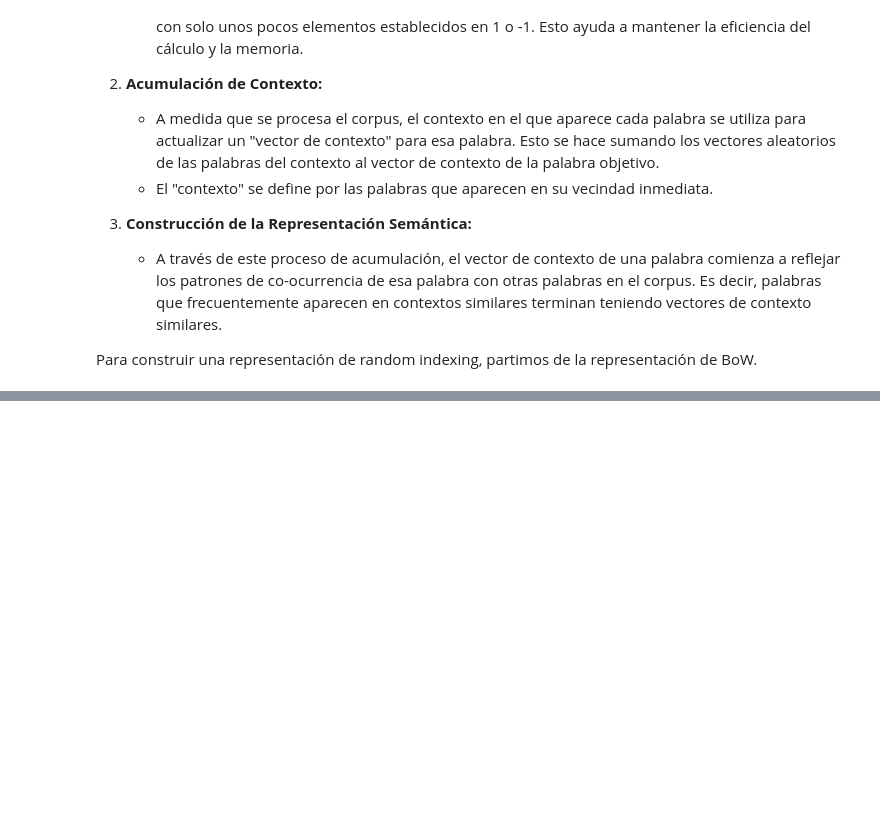
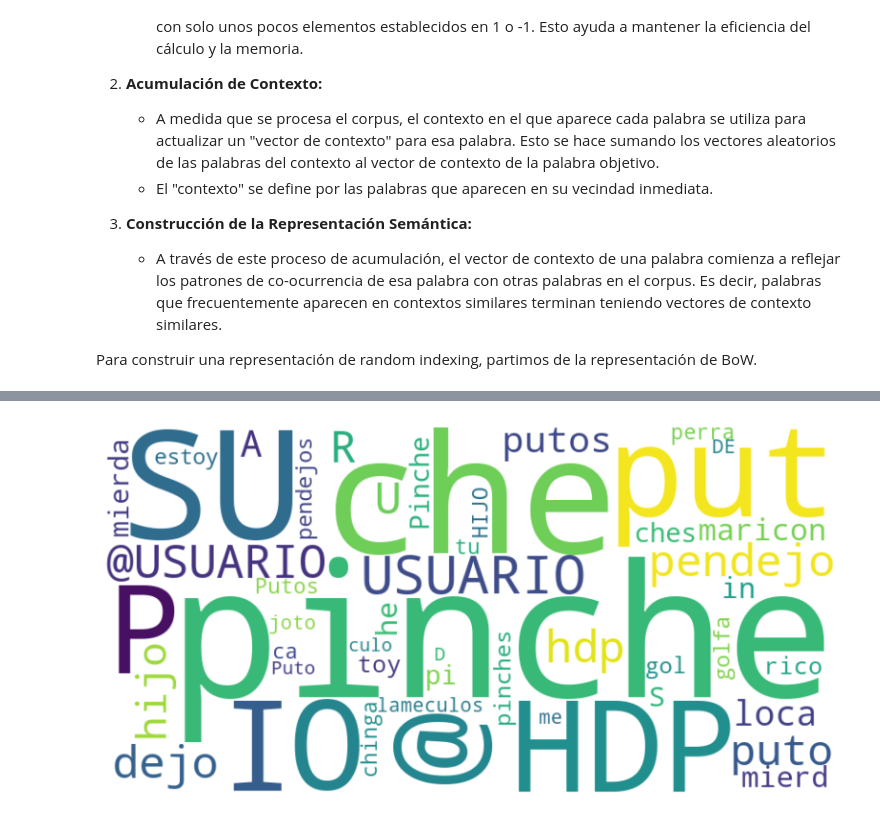
Before and after one commit to GuillermoSego/Natural-Language-Processing, a Jupyter notebook: Tareas/Segura_Guillermo_Tarea3.ipynb, the cells around one changed output, grey strips where cells are left out. Cells and saved outputs as stored; diff of their text form; code cells hidden in the pictures; blank space fills up the shorter version.

```diff
--- a/Tareas/Segura_Guillermo_Tarea3.ipynb
+++ b/Tareas/Segura_Guillermo_Tarea3.ipynb
@@ -361,0 +538,3 @@ Para construir una representación de random indexing, partimos de la representa
+# %%
+BOW_tfidf = build_bow_tfidf(tr_text, voc, dict_indices)
+BOW_tfidf[:10][:10]
@@ -361,0 +632,2 @@ Para construir una representación de random indexing, partimos de la representa
+# %%
+TCOR_features_tr = build_TCOR_features(tr_text, voc, dict_indices, TCOR_base)
@@ -361,0 +862,17 @@ Para construir una representación de random indexing, partimos de la representa
+# %%
+vocabulary = [word[1] for word in voc] # Lista con vocabulario
+
+# Paso 3: Seleccionar las características basadas en Chi-cuadrado
+chi_scores = {}
+for term in vocabulary:  # Iterar sobre cada término en el vocabulario
+    chi_avg = 0
+    chi_max = 0
+    for class_label in set(tr_labels):
+        n_i_p, n_i_not_p, n_not_i_p, n_not_i_not_p = calculate_contingency_table(term, class_label, tr_text, tr_labels, vocabulary)
+        chi_value = chi_square(n_i_p, n_i_not_p, n_not_i_p, n_not_i_not_p)
+        chi_avg += chi_value * (tr_labels.count(class_label) / len(tr_labels))
+        chi_max = max(chi_max, chi_value)
+    chi_scores[term] = chi_avg
+
+# Selecciona los top 50 términos
+top_50_terms = sorted(chi_scores, key=chi_scores.get, reverse=True)[:50]
@@ -361,0 +889,16 @@ Para construir una representación de random indexing, partimos de la representa
+# %%
+from wordcloud import WordCloud
+
+# No necesitamos convertir de índices a términos, ya que `top_50_terms` ya contiene términos directamente
+word_frequencies = {term: chi_scores[term] for term in top_50_terms if term in chi_scores}
+
+# Generar el Word Cloud usando las frecuencias de palabras
+wordcloud = WordCloud(width=800, height=400, background_color='white').generate_from_frequencies(word_frequencies)
+
+# Mostrar el Word Cloud generado
+plt.figure(figsize=(10, 5))
+plt.imshow(wordcloud, interpolation='bilinear')
+plt.axis('off')
+plt.show()
+# %% [output]
+[figure, added]
```
Also changed, not shown: parts of 48 cells of this notebook.
